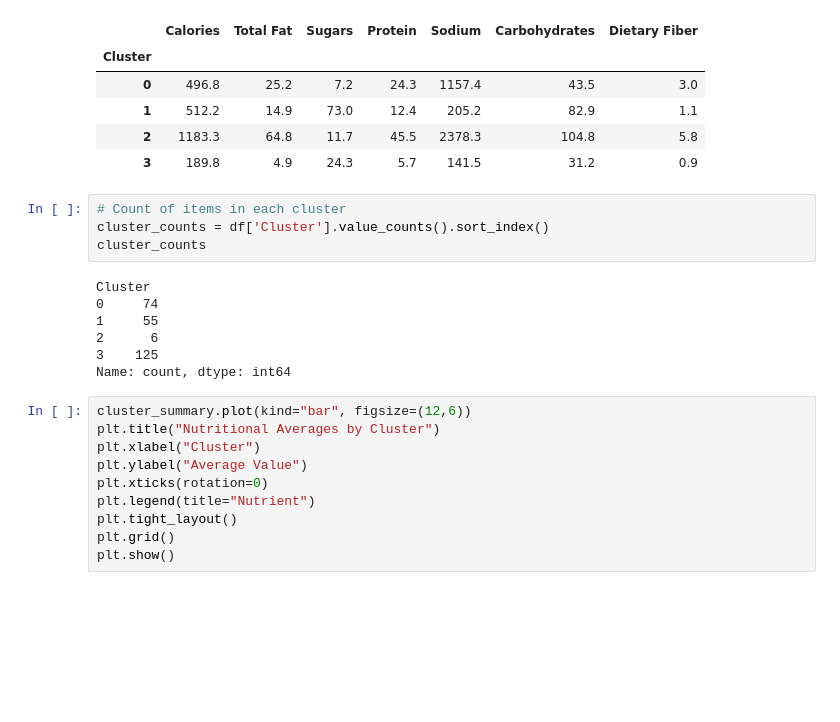
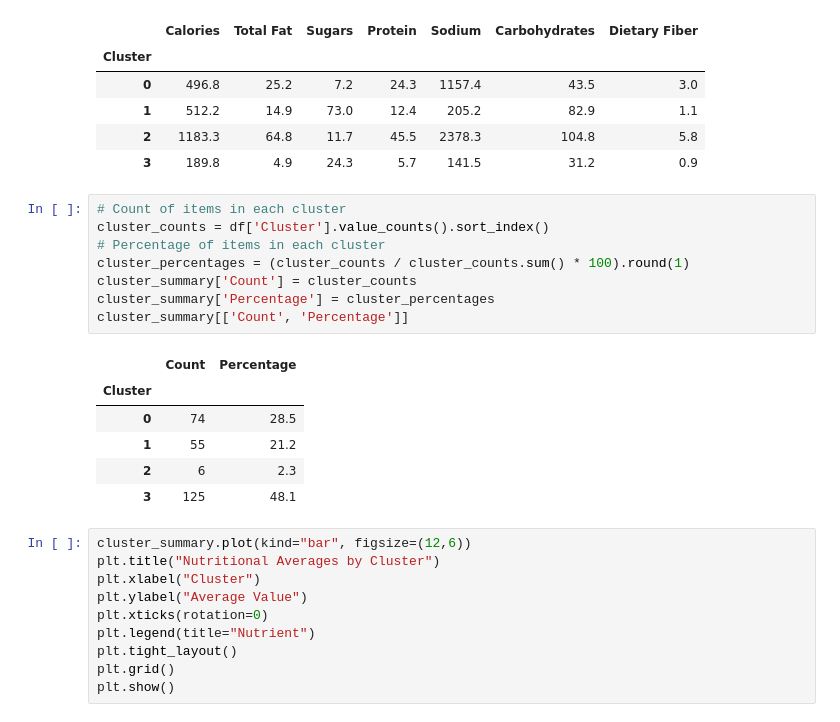
Before and after one commit to lexinlevan1/NutritionFactsClusterAnalysis, a Jupyter notebook: analysis.ipynb, the cells around one changed output. Cells and saved outputs as stored; diff of their text form; blank space fills up the shorter version.

Commit message:
amount of clusters

```diff
--- a/analysis.ipynb
+++ b/analysis.ipynb
@@ -132,14 +132,18 @@ cluster_summary
 # %%
 # Count of items in each cluster
 cluster_counts = df['Cluster'].value_counts().sort_index()
-cluster_counts
+# Percentage of items in each cluster
+cluster_percentages = (cluster_counts / cluster_counts.sum() * 100).round(1)
+cluster_summary['Count'] = cluster_counts
+cluster_summary['Percentage'] = cluster_percentages
+cluster_summary[['Count', 'Percentage']]
 # %% [output]
-Cluster
-0     74
-1     55
-2      6
-3    125
-Name: count, dtype: int64
+|  | Count | Percentage |
+| Cluster |  |  |
+| 0 | 74 | 28.5 |
+| 1 | 55 | 21.2 |
+| 2 | 6 | 2.3 |
+| 3 | 125 | 48.1 |
 # %%
 cluster_summary.plot(kind="bar", figsize=(12,6))
 plt.title("Nutritional Averages by Cluster")
```
